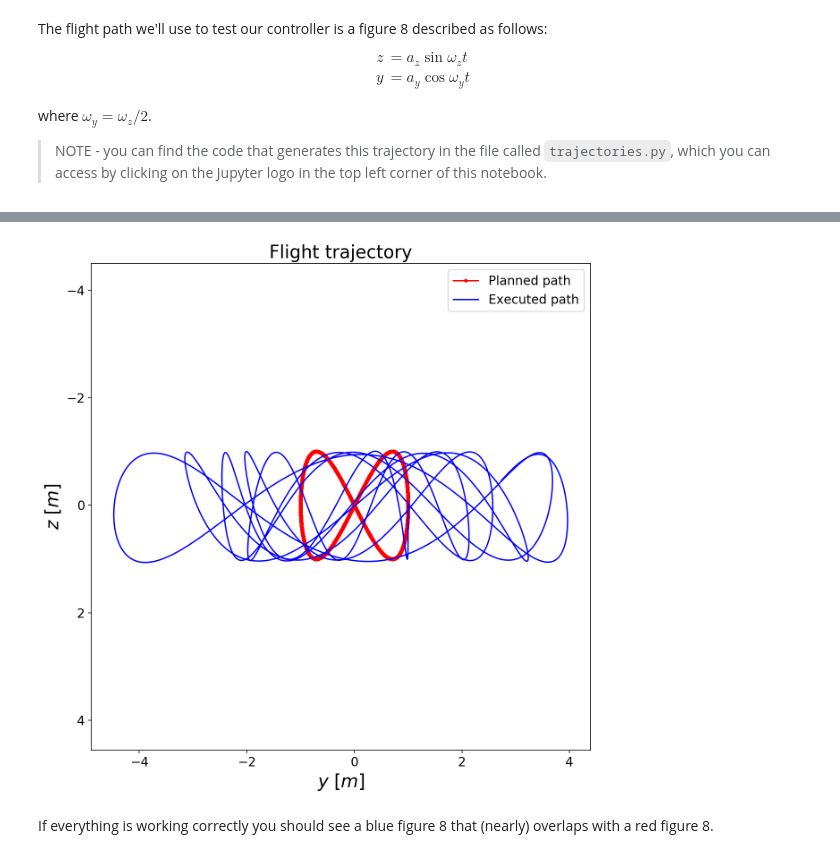
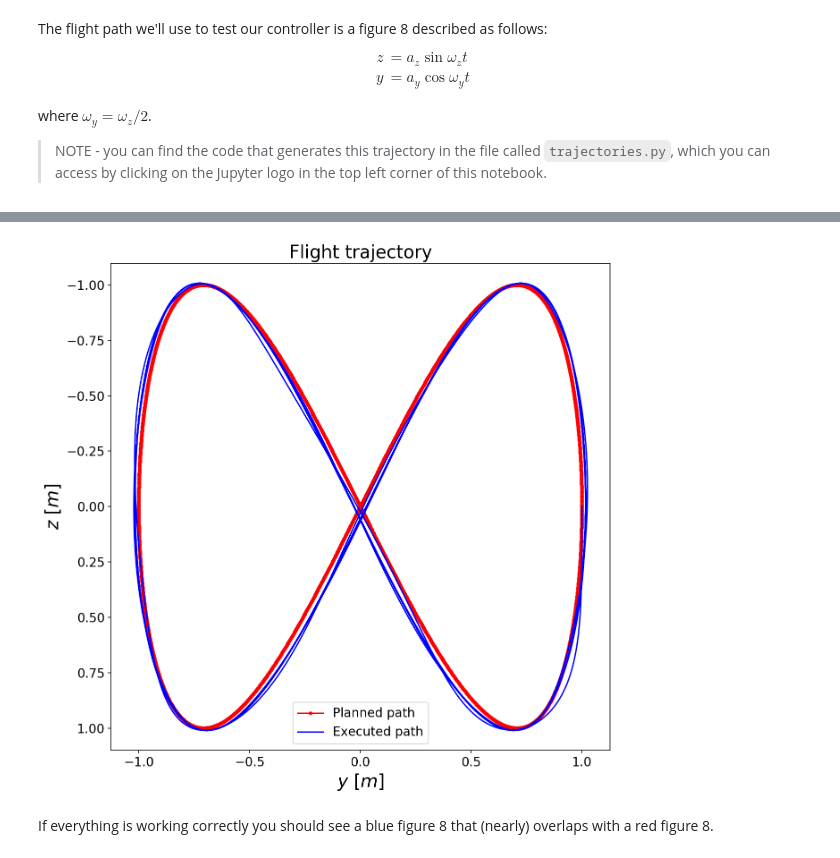
Before and after one commit to ivogeorg/FCND-Controls-CPP, a Jupyter notebook: notebooks/03-control-architecture/2-Linear-Controller.ipynb, the cells around one changed output, grey strips where cells are left out. Cells and saved outputs as stored; diff of their text form; code cells hidden in the pictures.

```diff
--- a/notebooks/03-control-architecture/2-Linear-Controller.ipynb
+++ b/notebooks/03-control-architecture/2-Linear-Controller.ipynb
@@ -286,12 +286,12 @@ A good approach is to start with the inner loop, the ATTITUDE controller paramet
 
 #### CONTROLLER GAINS (TUNE THESE) ######
 
-z_k_p   = 0.1
-z_k_d   = 1.0
-y_k_p   = 0.1
+z_k_p   = 1.3
+z_k_d   = 1.5
+y_k_p   = 1.1
 y_k_d   = 1.0
-phi_k_p = 0.5
-phi_k_d = 5.0
+phi_k_p = 12.5
+phi_k_d = 1.3
 
 #########################################
 
@@ -300,34 +300,34 @@ drone = Drone2D()
 # INSTANTIATE CONTROLLER
 linear_controller = LinearCascadingController(
     drone.m,
     drone.I_x,
     z_k_p=z_k_p,
     z_k_d=z_k_d,
     y_k_p=y_k_p,
     y_k_d=y_k_d,
     phi_k_p=phi_k_p,
     phi_k_d=phi_k_d
 )
 
 # TRAJECTORY PARAMETERS (you don't need to change these)
 total_time = 100.0
 omega_z = 1.0       # angular frequency of figure 8
 
 # GENERATE FIGURE 8
 z_traj, y_traj, t = trajectories.figure_8(omega_z, total_time, dt=0.02)
 z_path, z_dot_path, z_dot_dot_path = z_traj
 y_path, y_dot_path, y_dot_dot_path = y_traj
 
 # SIMULATE MOTION
 linear_history     = simulate.zy_flight(z_traj,
                                         y_traj,
                                         t,
                                         linear_controller,
                                         inner_loop_speed_up=10)
 # PLOT RESULTS
 plotting.plot_zy_flight_path(z_path, y_path, linear_history)
 # %% [output]
-[figure, old version]
+[figure, new version]
 # %% [markdown]
 If everything is working correctly you should see a blue figure 8 that (nearly) overlaps with a red figure 8.
 # %% [markdown]
```
